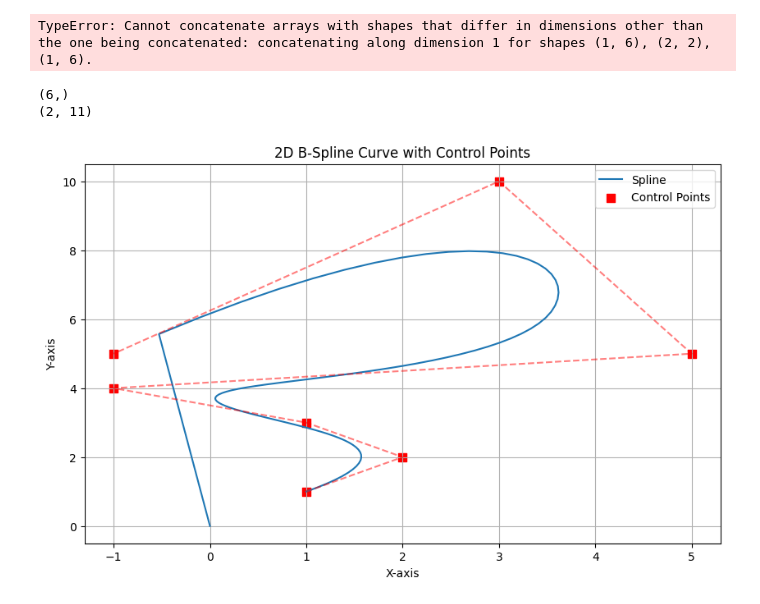
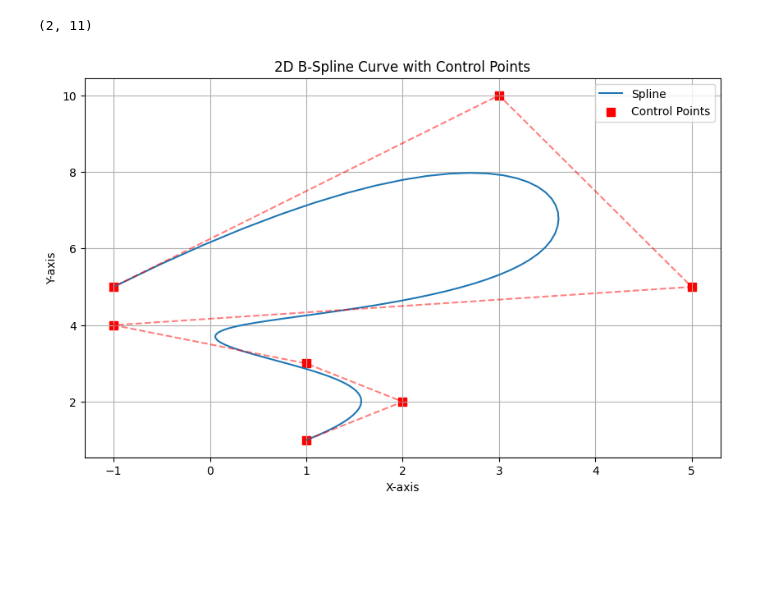
Before and after one commit to byu-magicc/splinx, a Jupyter notebook: Lyoponov.ipynb, the cells around one changed output. Saved outputs shown, nothing was run; the diff lists cells and outputs as text; code cells hidden in the pictures; blank space fills up the shorter version.

Commit message:
Added ability to clamp

```diff
--- a/Lyoponov.ipynb
+++ b/Lyoponov.ipynb
@@ -4,92 +4,43 @@ import jax.numpy as jnp
 from jax import config
 # %%
 config.update('jax_platform_name', 'cpu')
-# %%
-num_sample = 100
-k = 3
-x_eval = jnp.repeat(jnp.linspace(-1, 1, num_sample)[None, :], 2, axis=0)
-
-coef = jnp.array([[1,2,3,1],
-                 [3,5,1,2]])
-num_grid_interval = coef.shape[1] - k
-
-grids = jnp.einsum('i,j->ij', jnp.ones(2,), jnp.linspace(-1,1,num_grid_interval+1))
-
-repeated_first = jnp.repeat(grids[:, 0], k).reshape(1, -1)
-repeated_last = jnp.repeat(grids[:, -1], k).reshape(1, -1)
-extended_grids = jnp.concatenate([repeated_first, grids, repeated_last], axis=1)
-
-# extended_grids = extend_grid(grids, k)
-print(extended_grids.shape, grids.shape)
-
-# Multiply the coeficients by the different basis functions
-y_eval = coef2curve(x_eval, extended_grids, coef, k=k)
-print(y_eval)
-
-plt.figure(figsize=(10, 6))
-plt.plot(x_eval[0, :], y_eval[0, :], label='Spline')
-
-# Extract control points for each spline
-# Here, extended_grids would represent the x positions of control points if it aligns with the spline's domain
-ctrl_points_x = coef[0, :]  # You might need to adjust this based on your extend_grid function
-ctrl_points_y = coef[1, :]
-
-# Plot control points
-t = jnp.linspace(-1,1,coef.shape[1])
-plt.scatter(t, coef[0], marker='s', s=50, color='red', label="Control Points")  # Red circles for control points
-# Optionally connect control points with lines to better visualize the influence
-plt.plot(t, coef[0], 'r--', alpha=0.5)  # Dashed lines connecting control points
-
-plt.title('2D B-Spline Curve with Control Points')
-plt.xlabel('X-axis')
-plt.ylabel('Y-axis')
-plt.legend()
-plt.grid(True)
-plt.show()
-# %% [output]
-TypeError: Cannot concatenate arrays with shapes that differ in dimensions other than the one being concatenated: concatenating along dimension 1 for shapes (1, 6), (2, 2), (1, 6).
 # %%
 num_sample = 100
 k = 3
-x_eval = jnp.repeat(jnp.linspace(-1, 1, num_sample)[None, :], 2, axis=0)
+x_eval = jnp.repeat(jnp.linspace(-1, .999, num_sample)[None, :], 2, axis=0)
 
 coef = jnp.array([[1,2,1,-1,5,3,-1],
                   [1,2,3,4,5,10,5]])
 num_grid_interval = coef.shape[1] - k
 grids = jnp.einsum('i,j->ij', jnp.ones(2,), jnp.linspace(-1,1,num_grid_interval+1))
-# extended_grids = extend_grid(grids, k)
+extended_grids = extend_grid(grids, k, clamp=True)
 
-repeated_first = jnp.repeat(grids[:, :1], k, axis=1)
-repeated_last = jnp.repeat(grids[:, -1:], k, axis=1)
-print(jnp.repeat(grids[:, -1:], k).shape)
-extended_grids = jnp.concatenate([repeated_first, grids, repeated_last], axis=1)
 print(extended_grids.shape)
 
 # Multiply the coeficients by the different basis functions
 y_eval = coef2curve(x_eval, extended_grids, coef, k=k)
 
 plt.figure(figsize=(10, 6))
 plt.plot(y_eval[0, :], y_eval[1, :], label='Spline')
 
 # Extract control points for each spline
 # Here, extended_grids would represent the x positions of control points if it aligns with the spline's domain
 ctrl_points_x = coef[0, :]  # You might need to adjust this based on your extend_grid function
 ctrl_points_y = coef[1, :]
 
 # Plot control points
 plt.scatter(ctrl_points_x, ctrl_points_y, marker='s', s=50, color='red', label="Control Points")  # Red circles for control points
 # Optionally connect control points with lines to better visualize the influence
 plt.plot(ctrl_points_x, ctrl_points_y, 'r--', alpha=0.5)  # Dashed lines connecting control points
 
 plt.title('2D B-Spline Curve with Control Points')
 plt.xlabel('X-axis')
 plt.ylabel('Y-axis')
 plt.legend()
 plt.grid(True)
 plt.show()
 # %% [output]
-(6,)
 (2, 11)
-[figure, old version]
+[figure, new version]
 # %%
 jnp.repeat(grids[:, :1], k, axis=1)
```
Also changed, not shown: 1 other file.
